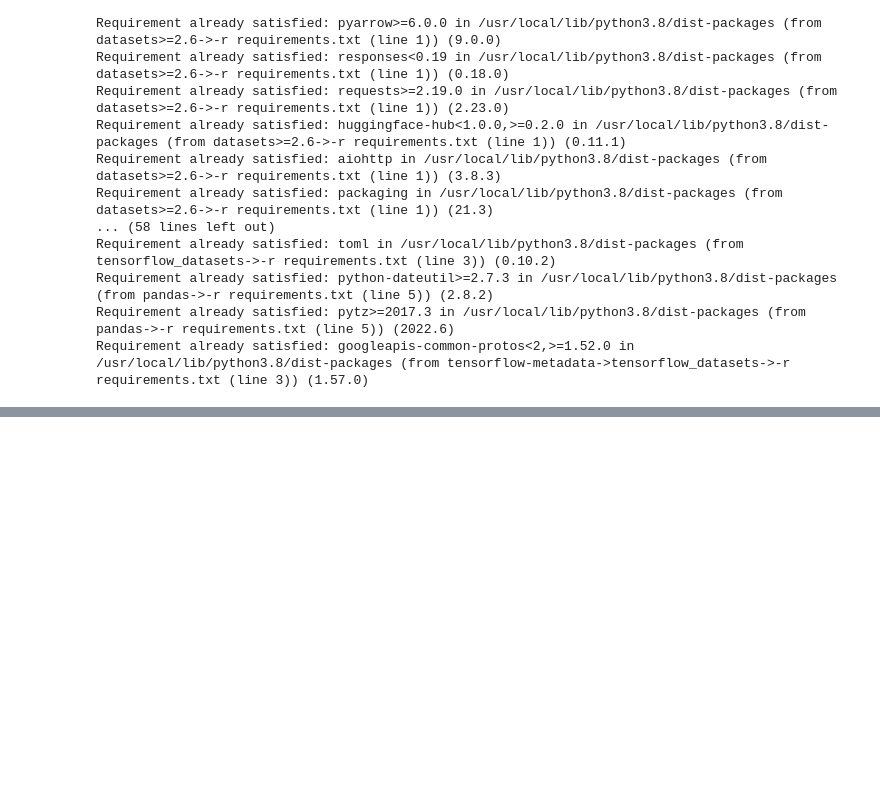
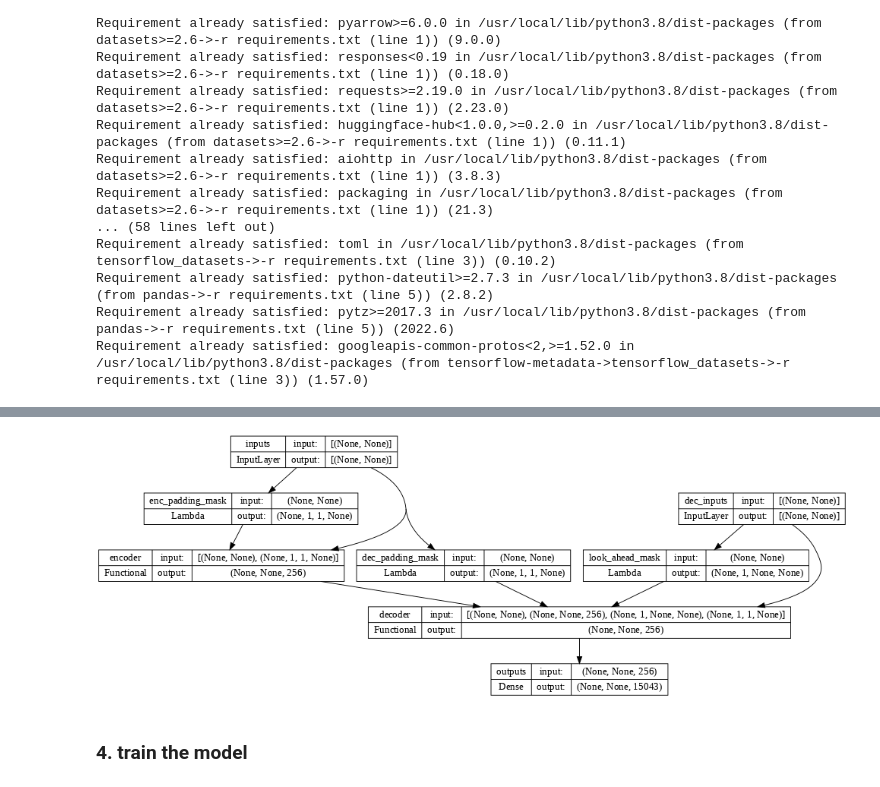
Before and after one commit to omidmollaei/squad-question-answering, a Jupyter notebook: training_model.ipynb, the cells around one changed output, grey strips where cells are left out. Drawn from its saved outputs; the diff is of its cells as text; code cells hidden in the pictures; blank space fills up the shorter version.

```diff
--- a/training_model.ipynb
+++ b/training_model.ipynb
@@ -41,0 +127,9 @@ from dataset import load_squad_dataset
+# %%
+# build the transformer model
+qa_model = transformer(params=params)
+# %%
+# plot the model architecture
+from keras.utils.vis_utils import plot_model
+plot_model(model=qa_model, to_file="qa_model_architecture.png", show_shapes=True, dpi=65)
+# %% [output]
+[figure, added]
@@ -41,0 +157,2 @@ from dataset import load_squad_dataset
+# %% [markdown]
+<h3><b>4. train the model</b></h3>
```
Also changed, not shown: parts of 13 cells of this notebook.
